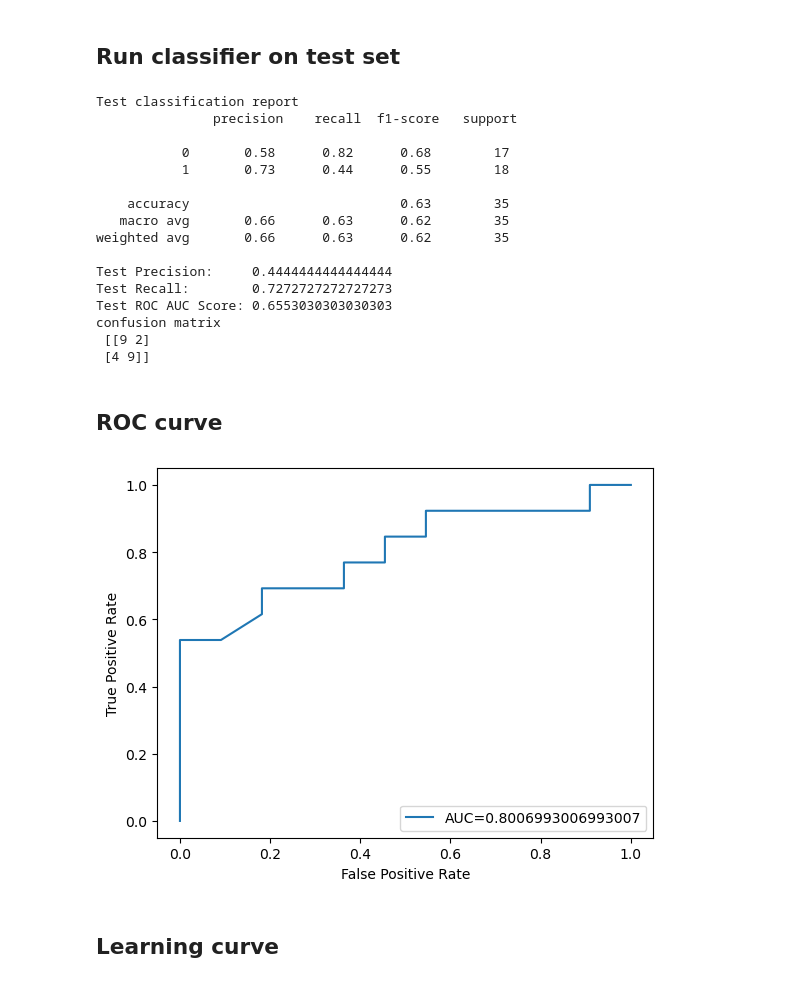
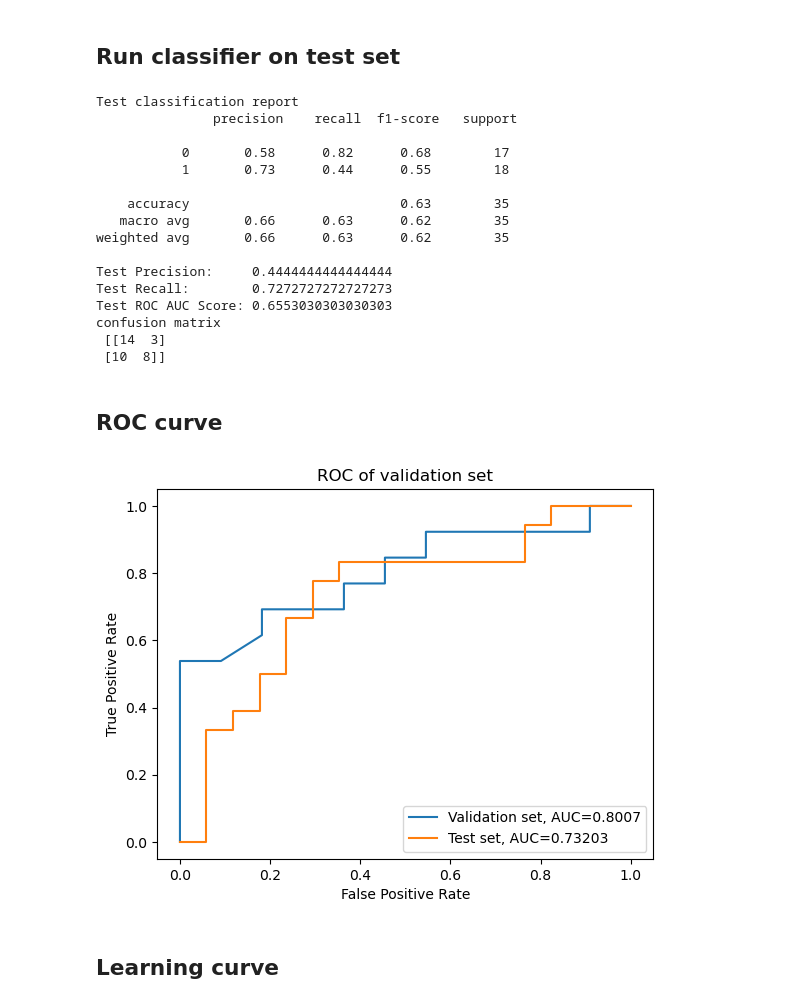
Before and after one commit to pfRijk/TM10007_ML_G1, a Jupyter notebook: assignment.ipynb, the cells around one changed output. Saved outputs shown, nothing was run; the diff lists cells and outputs as text; code cells hidden in the pictures.

Commit message:
Adding ROC for test set

```diff
--- a/assignment.ipynb
+++ b/assignment.ipynb
@@ -339,7 +339,7 @@ print("Test Precision:    ",precision_score(gsb.predict(X_test), y_test))
 print("Test Recall:       ",recall_score(gsb.predict(X_test), y_test))
 print("Test ROC AUC Score:",roc_auc_score(gsb.predict(X_test), y_test))
 
-print('confusion matrix \n', confusion_matrix(y_valid, pred_rfc))
+print('confusion matrix \n', confusion_matrix(y_test, pred_test))
 # %% [output]
 Test classification report
                precision    recall  f1-score   support
@@ -355,23 +355,34 @@ Test Precision:     0.4444444444444444
 Test Recall:        0.7272727272727273
 Test ROC AUC Score: 0.6553030303030303
 confusion matrix
- [[9 2]
- [4 9]]
+ [[14  3]
+ [10  8]]
 # %% [markdown]
 ## ROC curve
 # %%
-pred_rfc_prob = best_clf.predict_proba(X_valid)[:,1]
+pred_val = best_clf.predict_proba(X_valid)[:,1]
 
-fpr, tpr, _ = metrics.roc_curve(y_valid, pred_rfc_prob)
-auc = metrics.roc_auc_score(y_valid, pred_rfc_prob)
+fpr_val, tpr_val, _ = metrics.roc_curve(y_valid, pred_val)
+auc_val = metrics.roc_auc_score(y_valid, pred_val)
 
-plt.plot(fpr,tpr,label="AUC="+str(auc))
+pred_test = best_clf.predict_proba(X_test)[:,1]
+
+fpr_test, tpr_test, _ = metrics.roc_curve(y_test, pred_test)
+auc_test = metrics.roc_auc_score(y_test, pred_test)
+
+plt.plot(fpr_val,tpr_val,label="Validation set, AUC="+str(round(auc_val,5)))
+plt.ylabel('True Positive Rate')
+plt.xlabel('False Positive Rate')
+plt.title('ROC of validation set')
+plt.legend(loc=4)
+
+plt.plot(fpr_test,tpr_test,label="Test set, AUC="+str(round(auc_test,5)))
 plt.ylabel('True Positive Rate')
 plt.xlabel('False Positive Rate')
 plt.legend(loc=4)
 plt.show()
 # %% [output]
-[figure, old version]
+[figure, new version]
 # %% [markdown]
 ## Learning curve
 # %%
```
Also changed, not shown: parts of 2 cells of this notebook.
